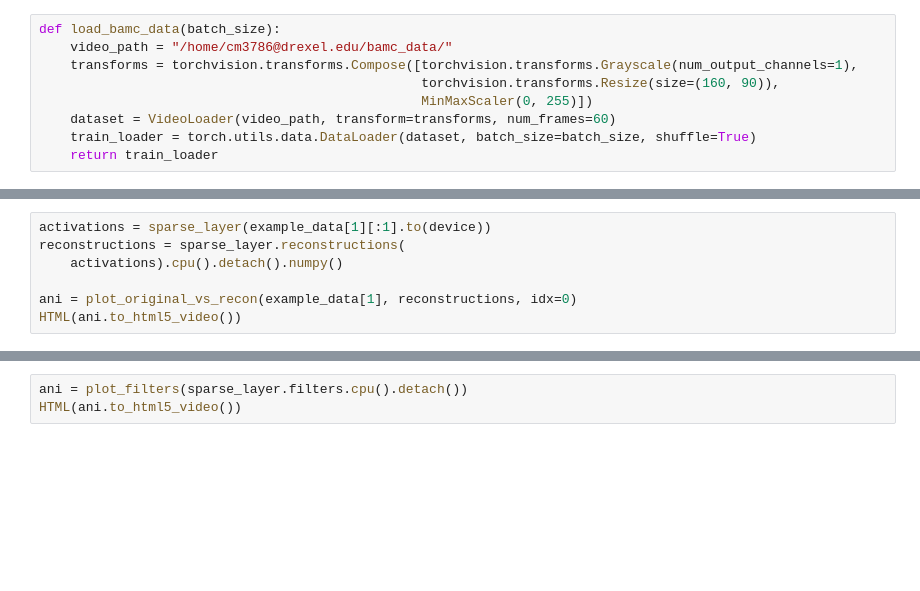
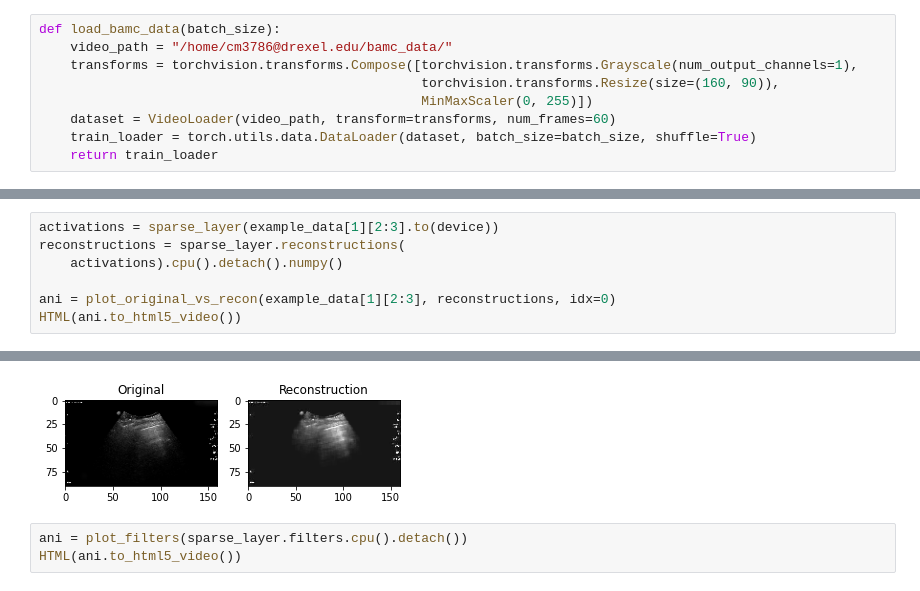
Before and after one commit to cmaclell/sparse_coding_torch, a Jupyter notebook: train_sparse_conv3d_interactive.ipynb, the cells around one changed output, grey strips where cells are left out. Cells and saved outputs as stored; diff of their text form; blank space fills up the shorter version.

```diff
--- a/train_sparse_conv3d_interactive.ipynb
+++ b/train_sparse_conv3d_interactive.ipynb
@@ -100,7 +114,8 @@ epoch=0, loss=1460.863525390625
 # %%
-activations = sparse_layer(example_data[1][:1].to(device))
+activations = sparse_layer(example_data[1][2:3].to(device))
 reconstructions = sparse_layer.reconstructions(
     activations).cpu().detach().numpy()
 
-ani = plot_original_vs_recon(example_data[1], reconstructions, idx=0)
+ani = plot_original_vs_recon(example_data[1][2:3], reconstructions, idx=0)
 HTML(ani.to_html5_video())
+# %% [output]
@@ -107,3 +123,4 @@ HTML(ani.to_html5_video())
+[figure, added]
 # %%
 ani = plot_filters(sparse_layer.filters.cpu().detach())
 HTML(ani.to_html5_video())
```
Also changed, not shown: parts of 5 cells of this notebook.
